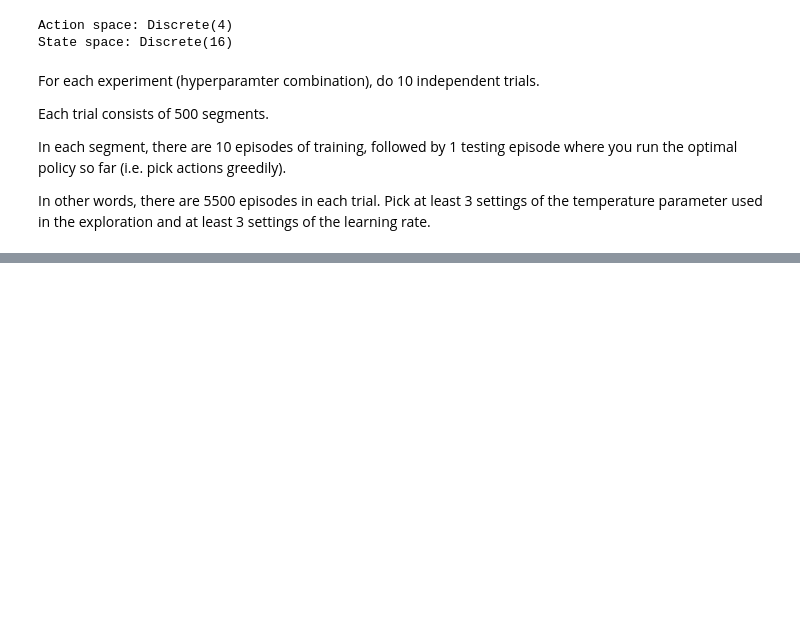
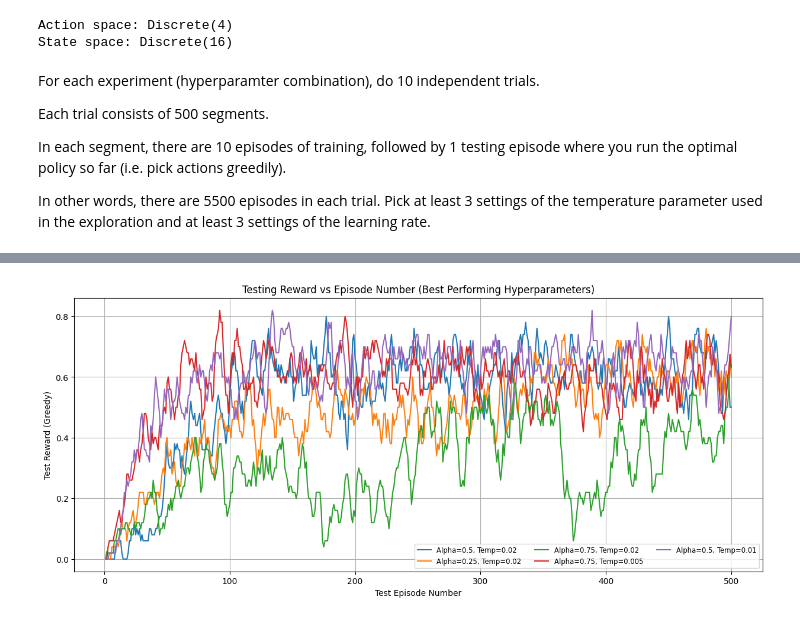
Before and after one commit to nicksmits1/COMP-579-Reinforcement-Learning, a Jupyter notebook: A2/COMP_579_Assignment2_Nicolas_Smits.ipynb, the cells around one changed output, grey strips where cells are left out. Cells and saved outputs as stored; diff of their text form; code cells hidden in the pictures; blank space fills up the shorter version.

```diff
--- a/A2/COMP_579_Assignment2_Nicolas_Smits.ipynb
+++ b/A2/COMP_579_Assignment2_Nicolas_Smits.ipynb
@@ -91,0 +176,7 @@ In other words, there are 5500 episodes in each trial. Pick at least 3 settings
+# %%
+# Set hyperparameter values:
+alphas = [0.1, 0.25, 0.5, 0.75, 0.9] # learning rate settings
+temps  = [0.005, 0.01, 0.015, 0.02,  0.025] # temperature settings
+gamma  = 0.99 # discount factor
+trials = 10 # 10 independent trials
+segments = (500, 10, 1) # 500 segments: each segment = 10 training eps + 1 test ep
@@ -91,0 +341,19 @@ In other words, there are 5500 episodes in each trial. Pick at least 3 settings
+# %%
+# Experiment 4: Testing Reward vs Episode Number (only for best combinations)
+plt.figure(figsize=(15, 6))
+num_test_eps = test_results.shape[-1]  # total test episodes per trial
+for (i, j) in best_indices:
+    all_runs_test = test_results[i, j, :, :]  # shape: (trials, total_test_eps)
+    mean_test = np.mean(all_runs_test, axis=0)
+    smoothed_test = smooth_data(mean_test, k=2)
+    test_episodes = np.arange(1, num_test_eps + 1)
+    label_str = f"Alpha={alphas[i]}, Temp={temps[j]}"
+    plt.plot(test_episodes, smoothed_test, label=label_str)
+plt.xlabel('Test Episode Number')
+plt.ylabel('Test Reward (Greedy)')
+plt.title('Testing Reward vs Episode Number (Best Performing Hyperparameters)')
+plt.legend(ncol=3, fontsize='small')
+plt.grid(True)
+plt.show()
+# %% [output]
+[figure, added]
```
Also changed, not shown: parts of 15 cells of this notebook, 1 other file.
